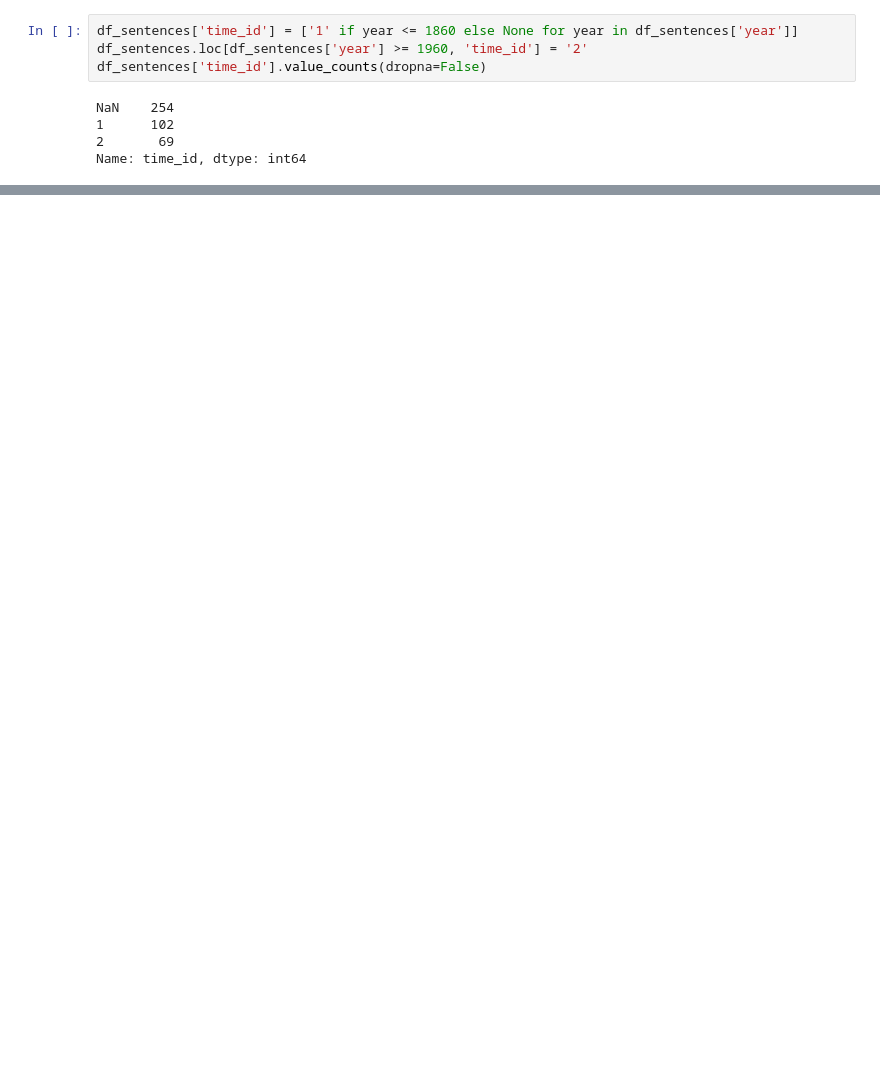
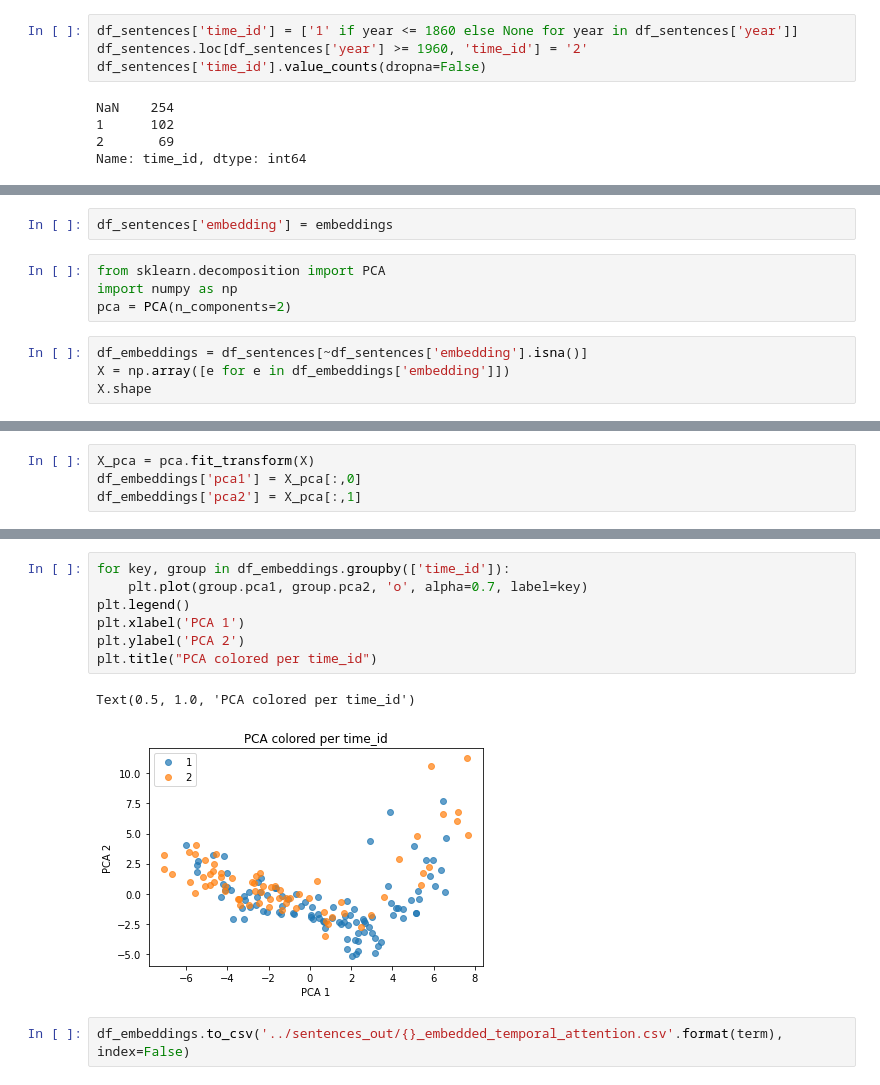
Before and after one commit to Semantics-of-Sustainability/temporal_attention, a Jupyter notebook: TryModel.ipynb, the cells around one changed output, grey strips where cells are left out. Cells and saved outputs as stored; diff of their text form; blank space fills up the shorter version.

Commit message:
embed and plot words

```diff
--- a/TryModel.ipynb
+++ b/TryModel.ipynb
@@ -174,0 +138,10 @@ df_embeddings.head()
+# %%
+df_sentences['embedding'] = embeddings
+# %%
+from sklearn.decomposition import PCA
+import numpy as np
+pca = PCA(n_components=2)
+# %%
+df_embeddings = df_sentences[~df_sentences['embedding'].isna()]
+X = np.array([e for e in df_embeddings['embedding']])
+X.shape
@@ -174,0 +150,4 @@ df_embeddings.head()
+# %%
+X_pca = pca.fit_transform(X)
+df_embeddings['pca1'] = X_pca[:,0]
+df_embeddings['pca2'] = X_pca[:,1]
@@ -174,0 +165,12 @@ df_embeddings.head()
+# %%
+for key, group in df_embeddings.groupby(['time_id']):
+    plt.plot(group.pca1, group.pca2, 'o', alpha=0.7, label=key)
+plt.legend()
+plt.xlabel('PCA 1')
+plt.ylabel('PCA 2')
+plt.title("PCA colored per time_id")
+# %% [output]
+Text(0.5, 1.0, 'PCA colored per time_id')
+[figure, added]
+# %%
+df_embeddings.to_csv('../sentences_out/{}_embedded_temporal_attention.csv'.format(term), index=False)
```
Also changed, not shown: parts of 16 cells of this notebook, 1 other file.
